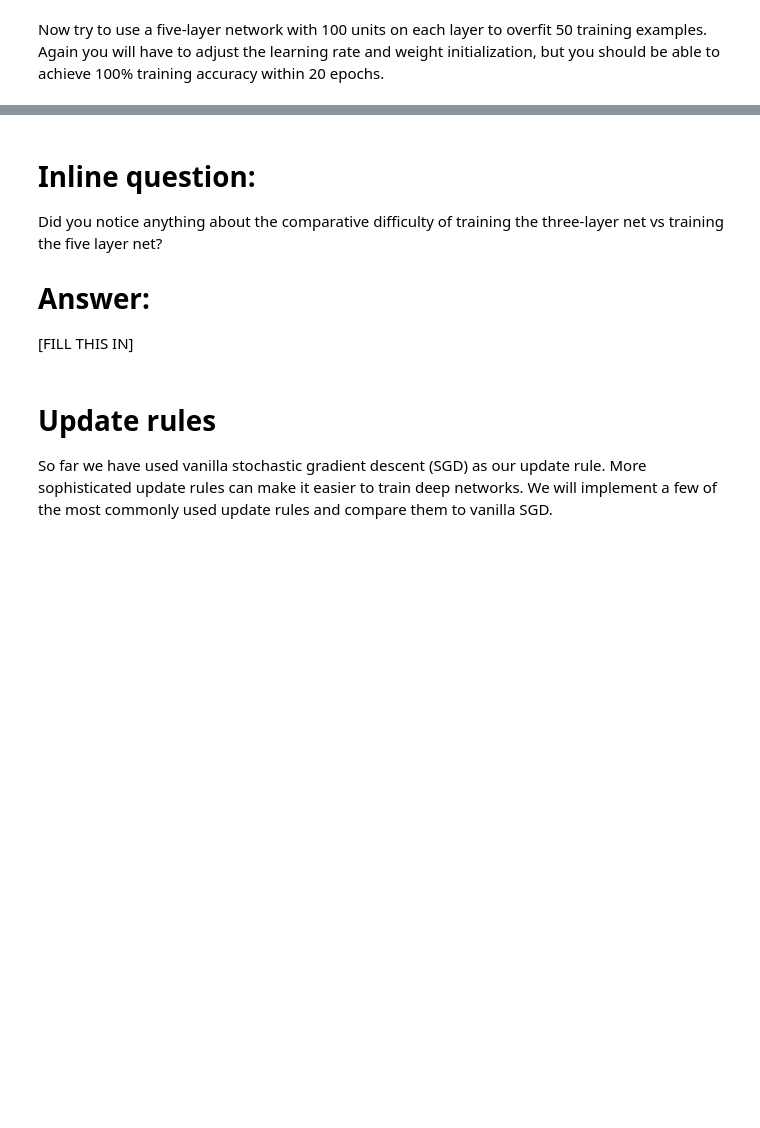
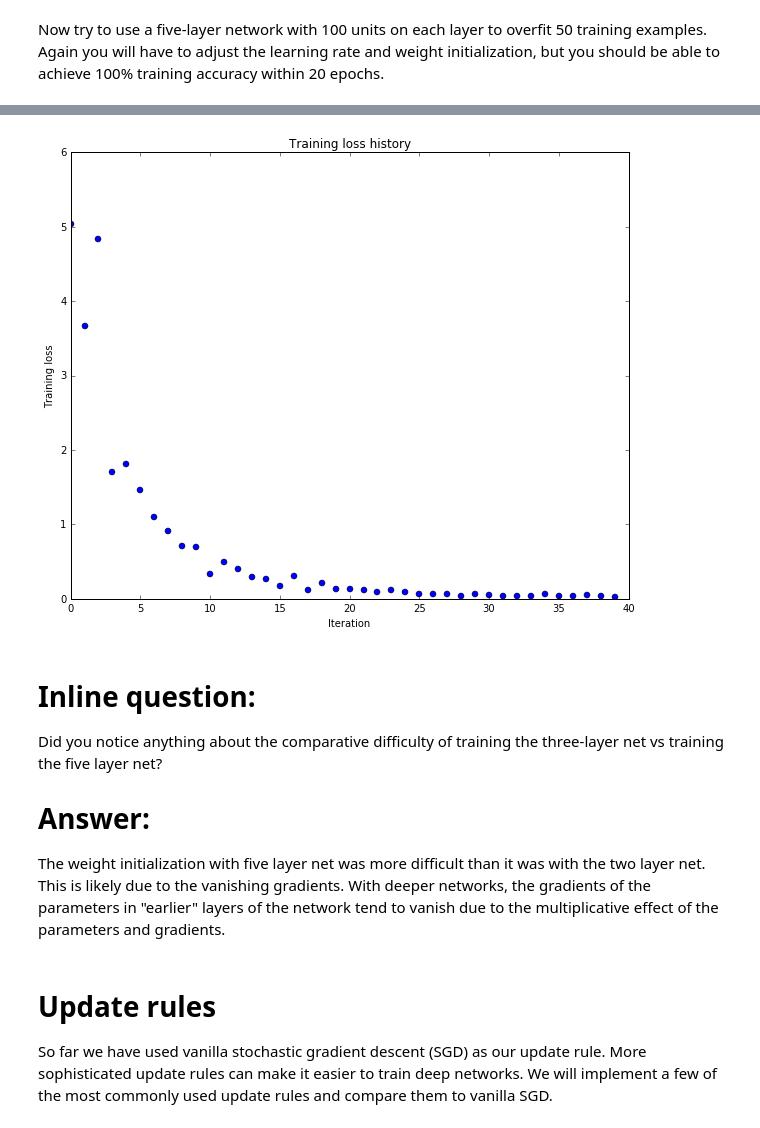
Before and after one commit to hartikainen/stanford-cs231n, a Jupyter notebook: assignment2/FullyConnectedNets.ipynb, the cells around one changed output, grey strips where cells are left out. Cells and saved outputs as stored; diff of their text form; code cells hidden in the pictures; blank space fills up the shorter version.

```diff
--- a/assignment2/FullyConnectedNets.ipynb
+++ b/assignment2/FullyConnectedNets.ipynb
@@ -477,8 +477,8 @@ small_data = {
   'y_val': data['y_val'],
 }
 
-learning_rate = 1e-3
-weight_scale = 1e-5
+learning_rate = 1e-2
+weight_scale = 5e-2
 model = FullyConnectedNet([100, 100, 100, 100],
                 weight_scale=weight_scale, dtype=np.float64)
 solver = Solver(model, small_data,
@@ -495,3 +495,4 @@ plt.title('Training loss history')
 plt.xlabel('Iteration')
 plt.ylabel('Training loss')
 plt.show()
+# %% [output]
@@ -498,9 +516,10 @@ plt.show()
+[figure, added]
 # %% [markdown]
 # Inline question:
 Did you notice anything about the comparative difficulty of training the three-layer net vs training the five layer net?
 
 # Answer:
-[FILL THIS IN]
+The weight initialization with five layer net was more difficult than it was with the two layer net. This is likely due to the vanishing gradients. With deeper networks, the gradients of the parameters in "earlier" layers of the network tend to vanish due to the multiplicative effect of the parameters and gradients.
 # %% [markdown]
 # Update rules
 So far we have used vanilla stochastic gradient descent (SGD) as our update rule. More sophisticated update rules can make it easier to train deep networks. We will implement a few of the most commonly used update rules and compare them to vanilla SGD.
```
Also changed, not shown: parts of 5 cells of this notebook, 1 other file.
